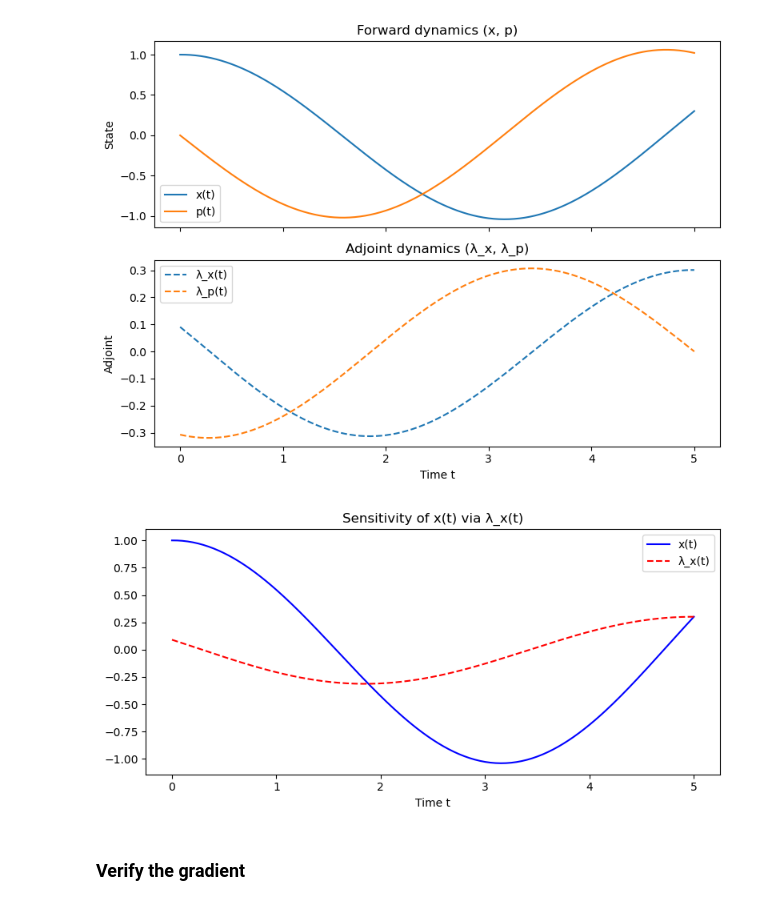
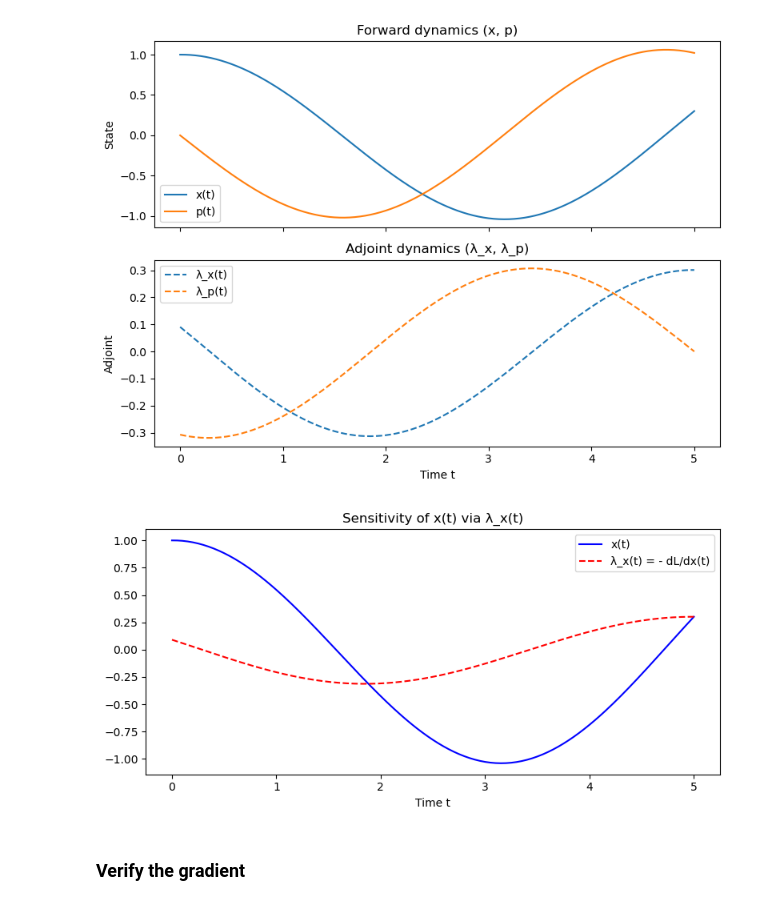
Before and after one commit to AZhou00/adjoint-demo, a Jupyter notebook: notebook/basics.ipynb, the cells around one changed output. Saved outputs shown, nothing was run; the diff lists cells and outputs as text; code cells hidden in the pictures.

```diff
--- a/notebook/basics.ipynb
+++ b/notebook/basics.ipynb
@@ -255,15 +264,15 @@ plt.show()
 # %%
 ts, xs, ps, λxs, λps = simulate(x0=1.0)
 fig, ax = plt.subplots(figsize=(8, 4))
 ax.plot(ts, xs, label='x(t)', color='blue')
-ax.plot(ts, λxs, label='λ_x(t)', color='red', linestyle='--')
+ax.plot(ts, λxs, label='λ_x(t) = - dL/dx(t)', color='red', linestyle='--')
 ax.set_title('Sensitivity of x(t) via λ_x(t)')
 ax.set_xlabel('Time t')
 ax.legend()
 plt.tight_layout()
 plt.show()
 # %% [output]
-[figure, old version]
+[figure, new version]
 # %% [markdown]
 ### Verify the gradient
 # %%
```
Also changed, not shown: parts of 16 cells of this notebook.
